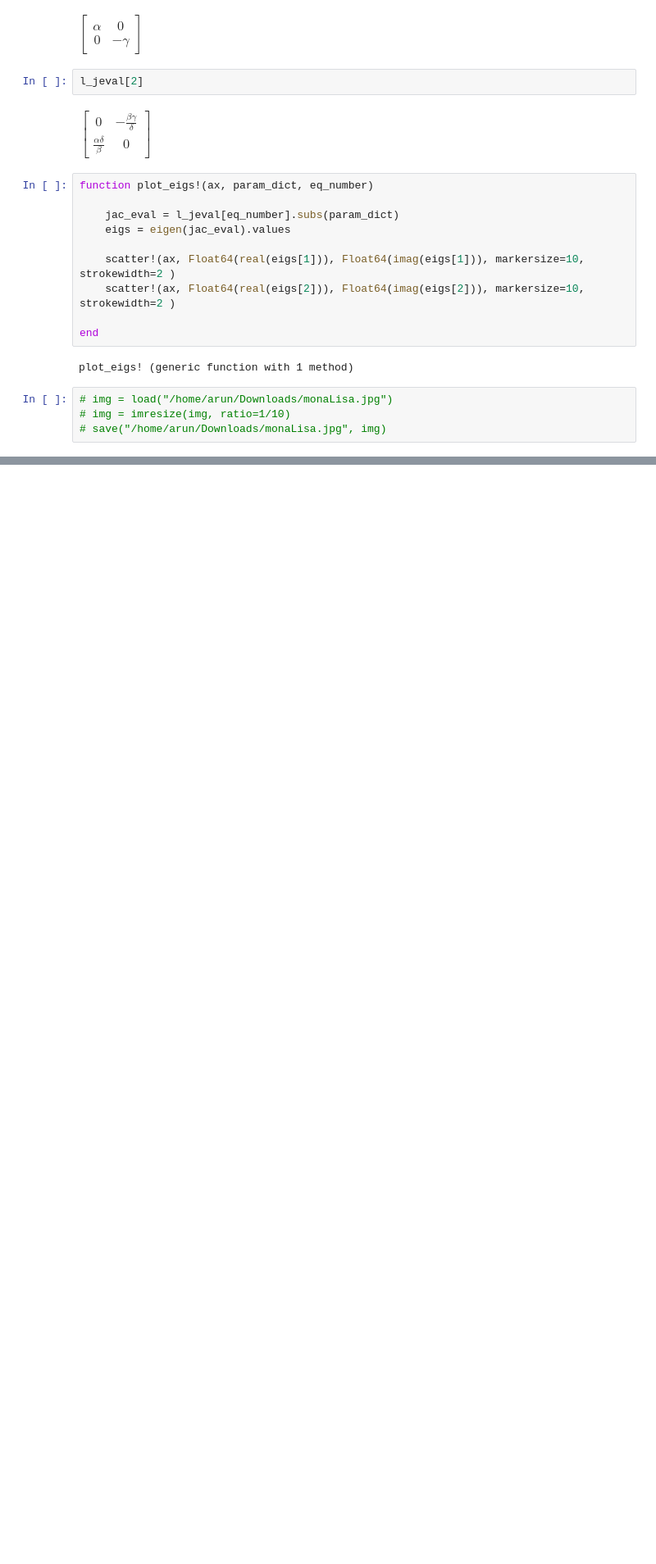
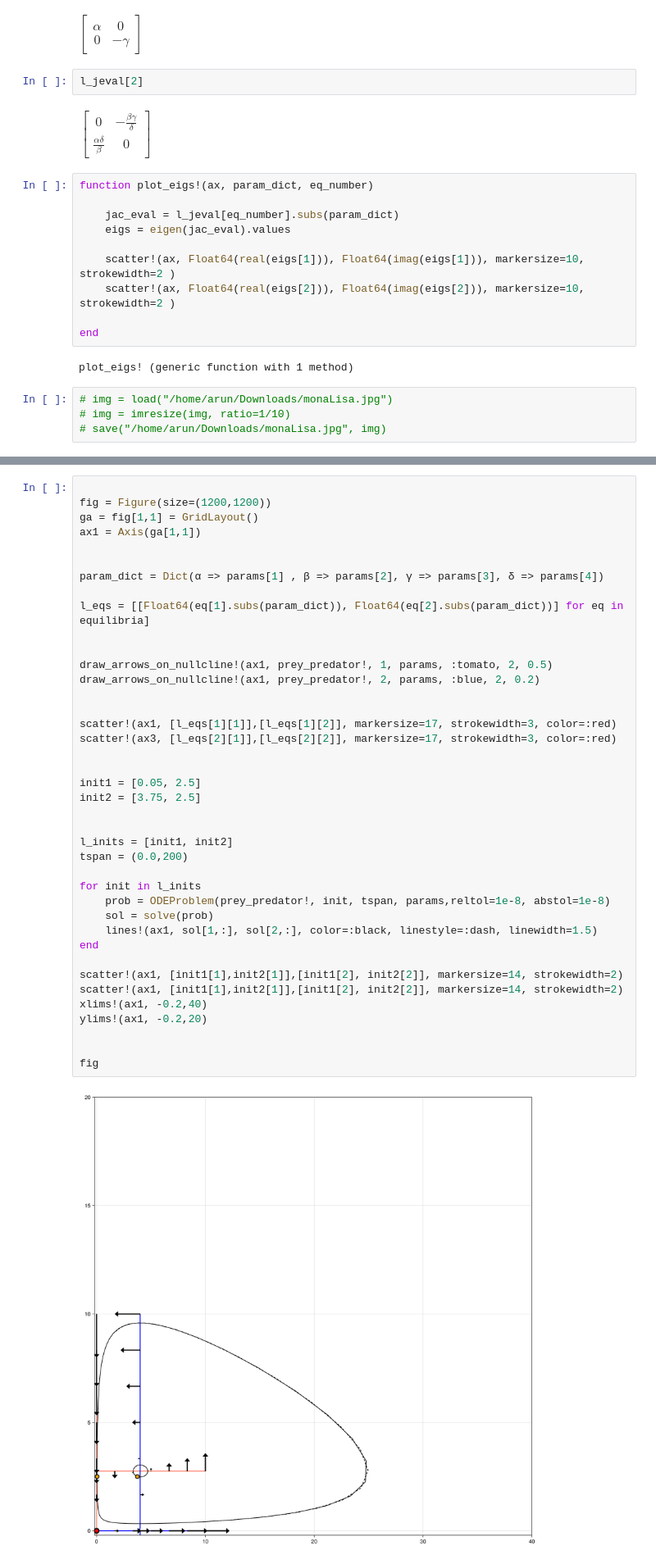
Before and after one commit to arunneru/exploringModelsInBiology, a Jupyter notebook: part3_2D_Oscilations.ipynb, the cells around one changed output, grey strips where cells are left out. Shown at 82% size. Cells and saved outputs as stored; diff of their text form; blank space fills up the shorter version.

```diff
--- a/part3_2D_Oscilations.ipynb
+++ b/part3_2D_Oscilations.ipynb
@@ -357,0 +315,42 @@ Note that Point and Vec don't follow strict mathematical definitions. Instead we
+# %%
+
+fig = Figure(size=(1200,1200))
+ga = fig[1,1] = GridLayout()
+ax1 = Axis(ga[1,1])
+
+
+param_dict = Dict(α => params[1] , β => params[2], γ => params[3], δ => params[4])
+
+l_eqs = [[Float64(eq[1].subs(param_dict)), Float64(eq[2].subs(param_dict))] for eq in equilibria]
+
+
+draw_arrows_on_nullcline!(ax1, prey_predator!, 1, params, :tomato, 2, 0.5)
+draw_arrows_on_nullcline!(ax1, prey_predator!, 2, params, :blue, 2, 0.2)
+
+
+scatter!(ax1, [l_eqs[1][1]],[l_eqs[1][2]], markersize=17, strokewidth=3, color=:red)
+scatter!(ax3, [l_eqs[2][1]],[l_eqs[2][2]], markersize=17, strokewidth=3, color=:red)
+
+
+init1 = [0.05, 2.5]
+init2 = [3.75, 2.5]
+
+
+l_inits = [init1, init2]
+tspan = (0.0,200)
+
+for init in l_inits
+    prob = ODEProblem(prey_predator!, init, tspan, params,reltol=1e-8, abstol=1e-8)
+    sol = solve(prob)
+    lines!(ax1, sol[1,:], sol[2,:], color=:black, linestyle=:dash, linewidth=1.5)
+end
+
+scatter!(ax1, [init1[1],init2[1]],[init1[2], init2[2]], markersize=14, strokewidth=2)
+scatter!(ax1, [init1[1],init2[1]],[init1[2], init2[2]], markersize=14, strokewidth=2)
+xlims!(ax1, -0.2,40)
+ylims!(ax1, -0.2,20)
+
+
+fig
+# %% [output]
+[figure, added]
```
Also changed, not shown: parts of 8 cells of this notebook, 1 other file.
